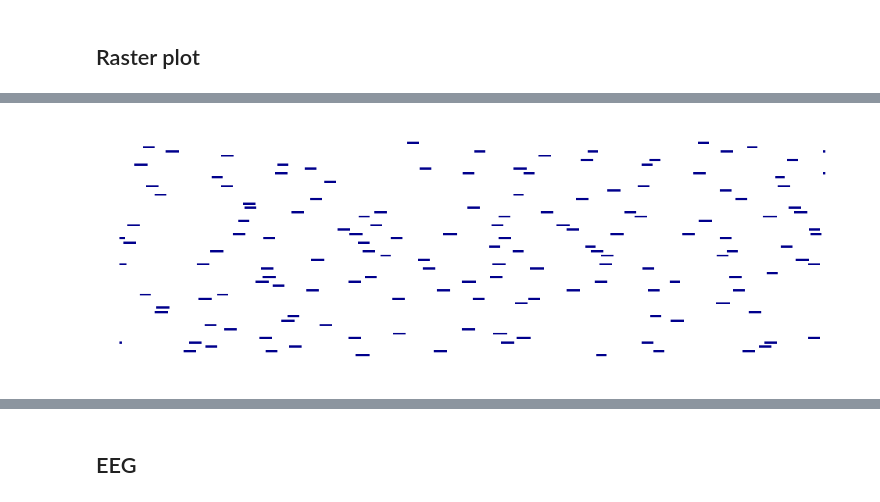
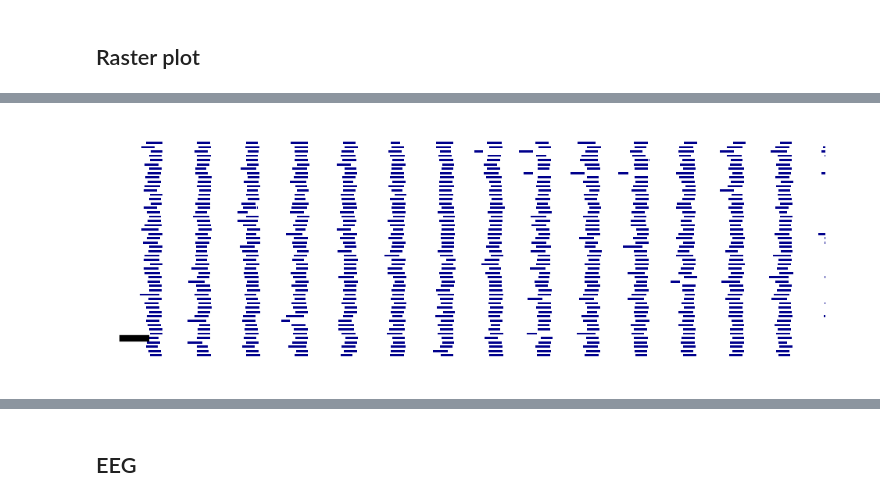
Before and after one commit to Priesemann-Group/perspective_heart_and_brain, a Jupyter notebook: notebooks_figures_paper/FHN_erdos-renyi_toybrain.ipynb, the cells around one changed output, grey strips where cells are left out. Drawn from its saved outputs; the diff is of its cells as text; code cells hidden in the pictures.

Commit message:
added scalebar to the plots

```diff
--- a/notebooks_figures_paper/FHN_erdos-renyi_toybrain.ipynb
+++ b/notebooks_figures_paper/FHN_erdos-renyi_toybrain.ipynb
@@ -89,7 +89,7 @@ def random_graph(N, k, J, seed=100, weights='homogeneous', weight_generator=None
 
 
 k=50
-m=0.145 # Mean J/k
+m=0.0005 # Mean J/k
 N=1000
 L= random_graph(N, k, J=m/k, weights='homogeneous')
 @jit
@@ -193,22 +223,30 @@ for i in range(N2):
 # %%
 # Desired dimensions in mm
 width_mm = 78
 height_mm = 24
 
 
 # Plot the data
 plt.figure(figsize=(mm_to_inches(width_mm), mm_to_inches(height_mm)), facecolor='none', dpi=300)
 plt.subplots_adjust(left=0.01, right=0.99, top=0.99, bottom=0.01)
-plt.imshow(data_health_with_blanks, cmap=cmap, interpolation='none',  aspect='auto', rasterized=True)
+plt.imshow(data_ep_with_blanks, cmap=cmap, interpolation='none',  aspect='auto', rasterized=True)
 plt.xticks([])
 plt.yticks([])
 #plt.ylabel("Excitable cells ", fontsize=16)
 #plt.xlabel("Time (a.u.)", fontsize=16)
 plt.gca().spines['top'].set_visible(False)
 plt.gca().spines['right'].set_visible(False)
 plt.gca().spines['bottom'].set_visible(False)
 plt.gca().spines['left'].set_visible(False)
+# Add a small black scalebar
+scalebar_length = 100  # Length of the scalebar in data units
+scalebar_height = 5  # Height of the scalebar in data units
+scalebar_x = 10  # X position of the scalebar
+scalebar_y = 90  # Y position of the scalebar
 
-plt.savefig('FHN_erdos-renyi_toybrain_raster.pdf', **savefig_args)
+plt.plot([scalebar_x, scalebar_x + scalebar_length], [scalebar_y, scalebar_y], color='black', lw=2)
+
+
+plt.savefig('FHN_erdos-renyi_toybrain_raster_m=0.145.pdf', **savefig_args)
 # %% [output]
-[figure, old version]
+[figure, new version]
```
Also changed, not shown: parts of 6 cells of this notebook, 1 other file.
